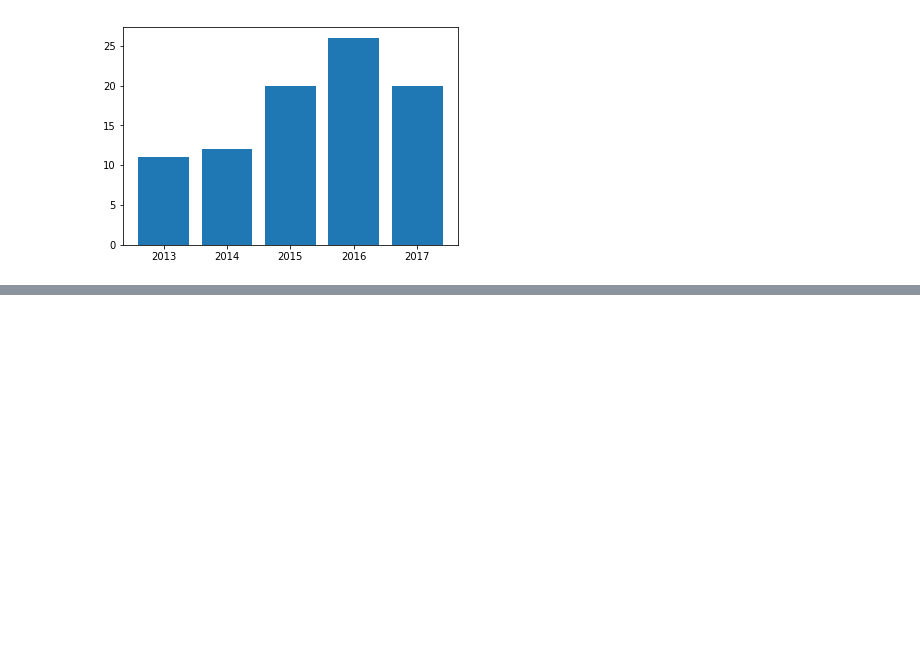
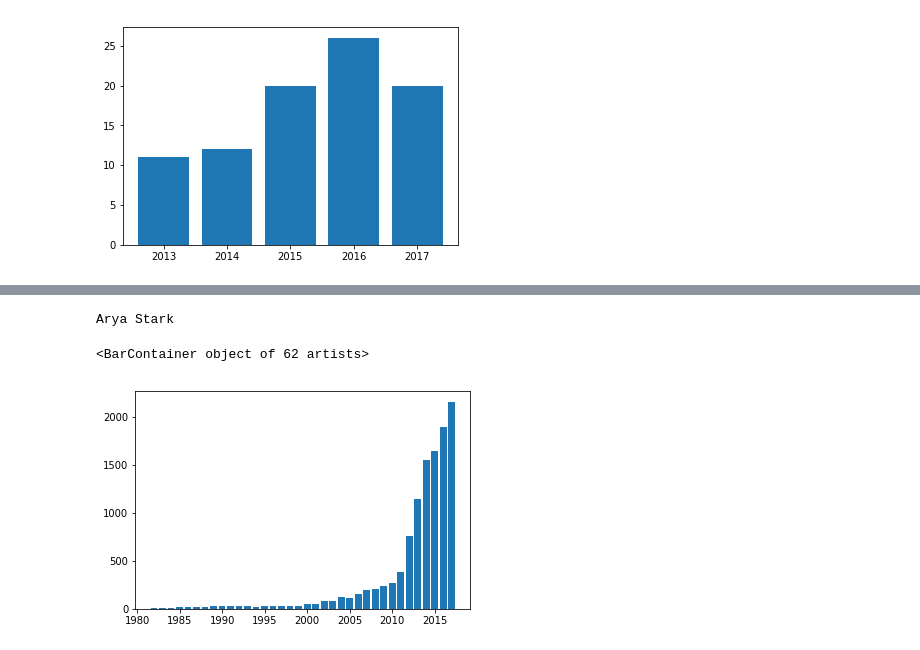
Before and after one commit to kunalkakade/Name_tend, a Jupyter notebook: Names.ipynb, the cells around one changed output, grey strips where cells are left out. Saved outputs shown, nothing was run; the diff lists cells and outputs as text; code cells hidden in the pictures; blank space fills up the shorter version.

```diff
--- a/Names.ipynb
+++ b/Names.ipynb
@@ -119,0 +105,8 @@ Sansa Stark
+# %%
+print(thrones_name[5])
+ar = us_df[us_df.name== thrones_name[5].split(" ")[0]]
+plt.bar(ar.year.values, ar['count'])
+# %% [output]
+Arya Stark
+<BarContainer object of 62 artists>
+[figure, added]
```
Also changed, not shown: parts of 42 cells of this notebook, 1 other file.
